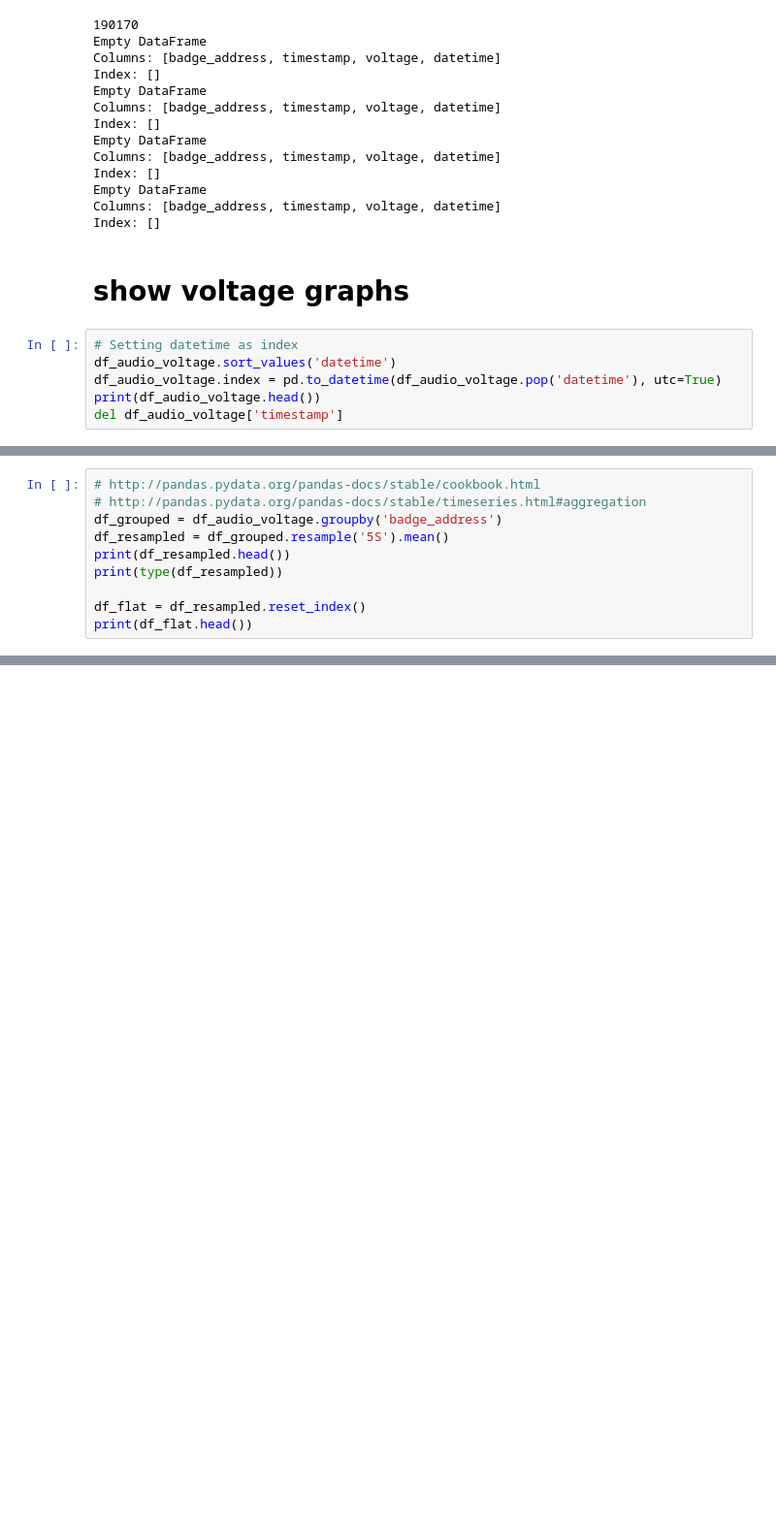
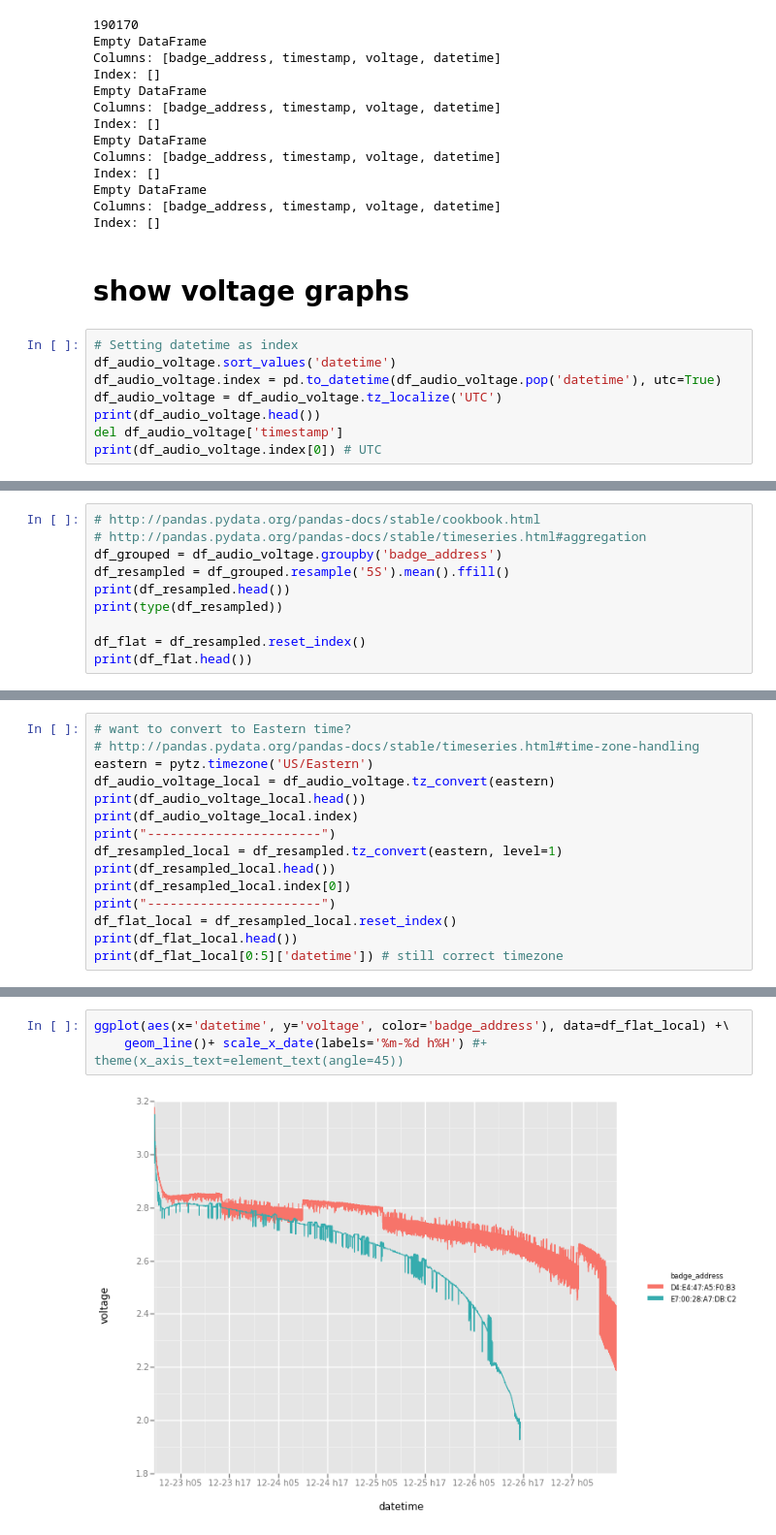
Before and after one commit to HumanDynamics/openbadge-analysis, a Jupyter notebook: examples/notebooks/plot_audio_voltage.ipynb, the cells around one changed output, grey strips where cells are left out. Shown: that part at 97% size. Drawn from its saved outputs; the diff is of its cells as text; blank space fills up the shorter version.

Commit message:
timezone changes

```diff
--- a/examples/notebooks/plot_audio_voltage.ipynb
+++ b/examples/notebooks/plot_audio_voltage.ipynb
@@ -107,6 +111,8 @@ Index: []
 # Setting datetime as index
 df_audio_voltage.sort_values('datetime')
 df_audio_voltage.index = pd.to_datetime(df_audio_voltage.pop('datetime'), utc=True)
+df_audio_voltage = df_audio_voltage.tz_localize('UTC')
 print(df_audio_voltage.head())
 del df_audio_voltage['timestamp']
+print(df_audio_voltage.index[0]) # UTC
 # %% [output]
@@ -121,7 +128,7 @@ datetime
 # http://pandas.pydata.org/pandas-docs/stable/cookbook.html
 # http://pandas.pydata.org/pandas-docs/stable/timeseries.html#aggregation
 df_grouped = df_audio_voltage.groupby('badge_address')
-df_resampled = df_grouped.resample('5S').mean()
+df_resampled = df_grouped.resample('5S').mean().ffill()
 print(df_resampled.head())
 print(type(df_resampled))
 
@@ -150,0 +160,15 @@ ggplot(aes(x='datetime', y='voltage', color='badge_address'), data=df_flat) +\
+# %%
+# want to convert to Eastern time?
+# http://pandas.pydata.org/pandas-docs/stable/timeseries.html#time-zone-handling
+eastern = pytz.timezone('US/Eastern')
+df_audio_voltage_local = df_audio_voltage.tz_convert(eastern)
+print(df_audio_voltage_local.head())
+print(df_audio_voltage_local.index)
+print("-----------------------")
+df_resampled_local = df_resampled.tz_convert(eastern, level=1)
+print(df_resampled_local.head())
+print(df_resampled_local.index[0])
+print("-----------------------")
+df_flat_local = df_resampled_local.reset_index()
+print(df_flat_local.head())
+print(df_flat_local[0:5]['datetime']) # still correct timezone
@@ -150,0 +202,5 @@ ggplot(aes(x='datetime', y='voltage', color='badge_address'), data=df_flat) +\
+# %%
+ggplot(aes(x='datetime', y='voltage', color='badge_address'), data=df_flat_local) +\
+    geom_line()+ scale_x_date(labels='%m-%d h%H') #+ theme(x_axis_text=element_text(angle=45))
+# %% [output]
+[figure, added]
```
Also changed, not shown: parts of 11 cells of this notebook, 1 other file.
